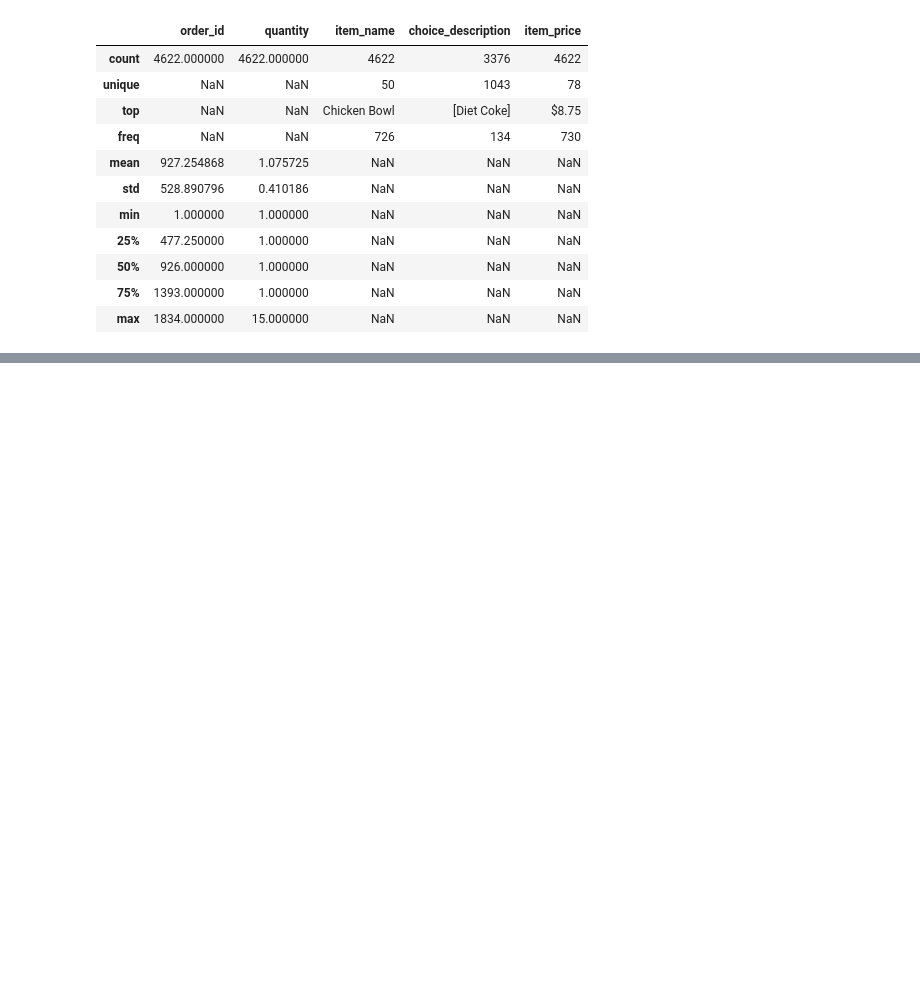
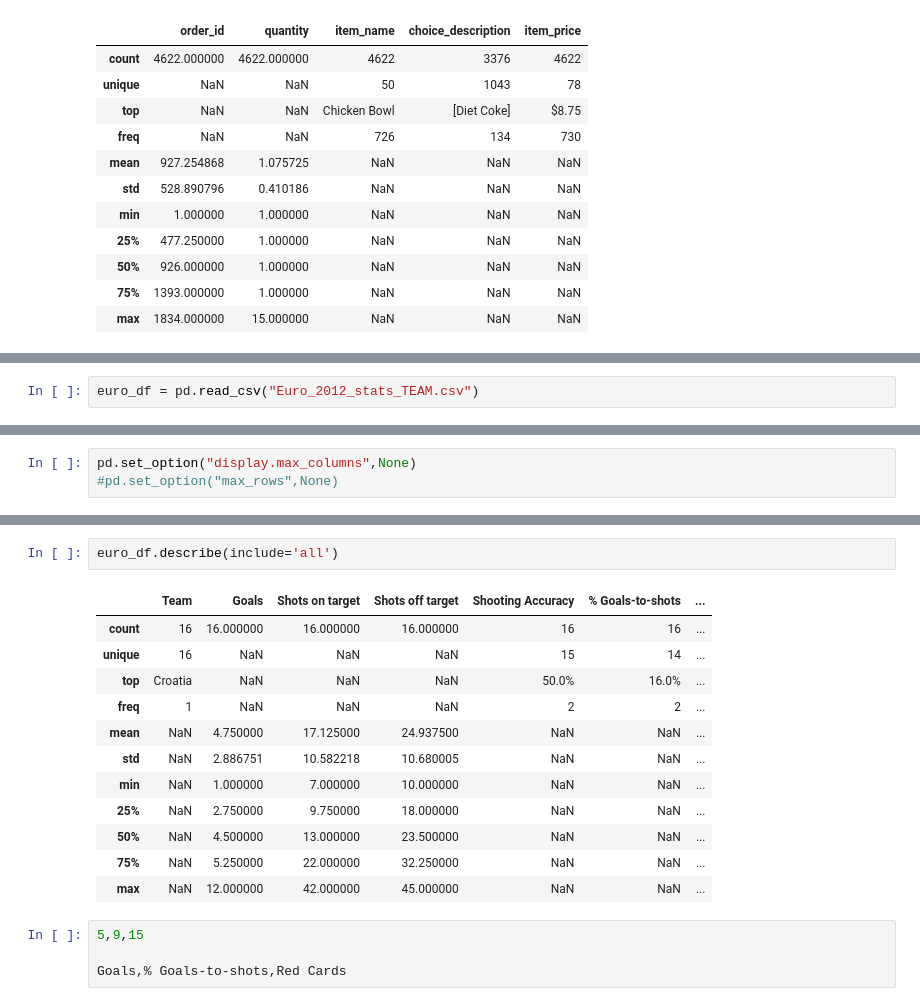
Before and after one commit to Smita2597/ds-repo, a Jupyter notebook: Pandas/Pandas Data Analysis.ipynb, the cells around one changed output, grey strips where cells are left out. Cells and saved outputs as stored; diff of their text form; blank space fills up the shorter version.

```diff
--- a/Pandas/Pandas Data Analysis.ipynb
+++ b/Pandas/Pandas Data Analysis.ipynb
@@ -179,0 +393,2 @@ purchase_order_df.describe(include='all')
+# %%
+euro_df = pd.read_csv("Euro_2012_stats_TEAM.csv")
@@ -179,0 +399,3 @@ purchase_order_df.describe(include='all')
+# %%
+pd.set_option("display.max_columns",None)
+#pd.set_option("max_rows",None)
@@ -179,0 +451,19 @@ purchase_order_df.describe(include='all')
+# %%
+euro_df.describe(include='all')
+# %% [output]
+|  | Team | Goals | Shots on target | Shots off target | Shooting Accuracy | % Goals-to-shots | ... |
+| count | 16 | 16.000000 | 16.000000 | 16.000000 | 16 | 16 | ... |
+| unique | 16 | NaN | NaN | NaN | 15 | 14 | ... |
+| top | Croatia | NaN | NaN | NaN | 50.0% | 16.0% | ... |
+| freq | 1 | NaN | NaN | NaN | 2 | 2 | ... |
+| mean | NaN | 4.750000 | 17.125000 | 24.937500 | NaN | NaN | ... |
+| std | NaN | 2.886751 | 10.582218 | 10.680005 | NaN | NaN | ... |
+| min | NaN | 1.000000 | 7.000000 | 10.000000 | NaN | NaN | ... |
+| 25% | NaN | 2.750000 | 9.750000 | 18.000000 | NaN | NaN | ... |
+| 50% | NaN | 4.500000 | 13.000000 | 23.500000 | NaN | NaN | ... |
+| 75% | NaN | 5.250000 | 22.000000 | 32.250000 | NaN | NaN | ... |
+| max | NaN | 12.000000 | 42.000000 | 45.000000 | NaN | NaN | ... |
+# %%
+5,9,15
+
+Goals,% Goals-to-shots,Red Cards
```
Also changed, not shown: parts of 28 cells of this notebook.
